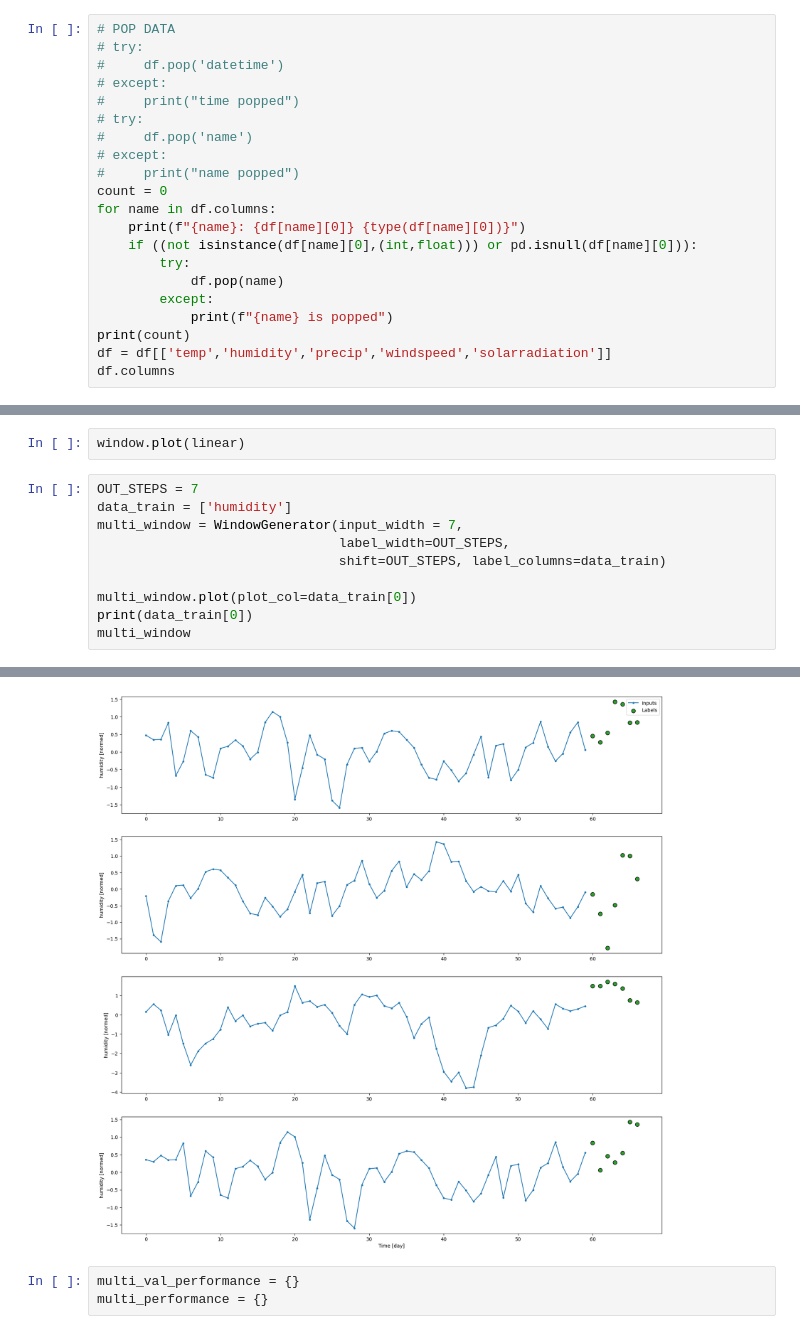
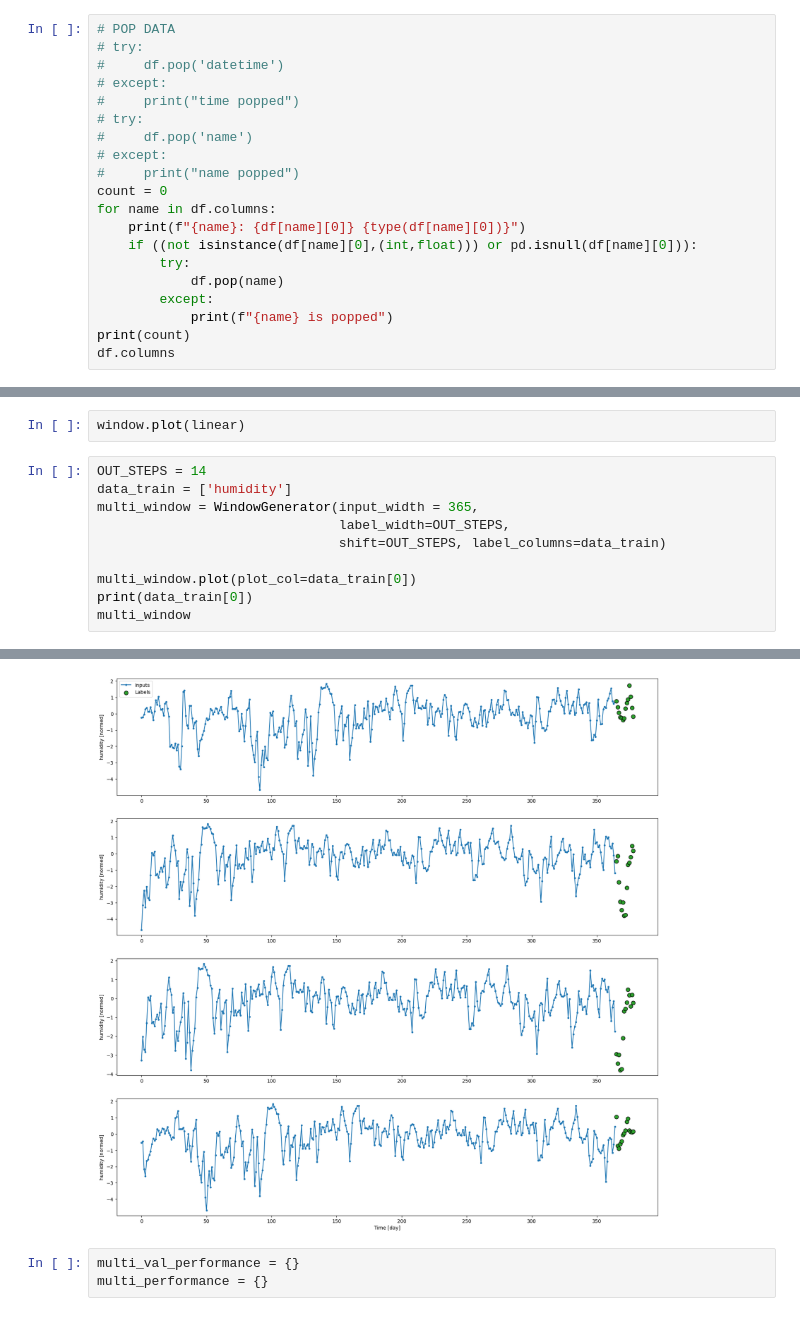
Before and after one commit to 10udCryp7/-Lab-Research-IOT-Weather-Tracking-for-Agriculture, a Jupyter notebook: Train Data/NewModel.ipynb, the cells around one changed output, grey strips where cells are left out. Drawn from its saved outputs; the diff is of its cells as text.

```diff
--- a/Train Data/NewModel.ipynb
+++ b/Train Data/NewModel.ipynb
@@ -87,6 +103,5 @@ for name in df.columns:
         except:
             print(f"{name} is popped")
 print(count)
-df = df[['temp','humidity','precip','windspeed','solarradiation']]
 df.columns
 # %% [output]
@@ -465,9 +485,9 @@ NameError: name 'linear' is not defined
 # %%
 window.plot(linear)
 # %%
-OUT_STEPS = 7
+OUT_STEPS = 14
 data_train = ['humidity']
-multi_window = WindowGenerator(input_width = 7,
+multi_window = WindowGenerator(input_width = 365,
                                label_width=OUT_STEPS,
                                shift=OUT_STEPS, label_columns=data_train)
 
@@ -488,5 +519,5 @@ Label indices: [60 61 62 63 64 65 66]
 Label column name(s): ['humidity']
-[figure, old version]
+[figure, new version]
 # %%
 multi_val_performance = {}
 multi_performance = {}
```
Also changed, not shown: parts of 20 cells of this notebook, 19 other files.
